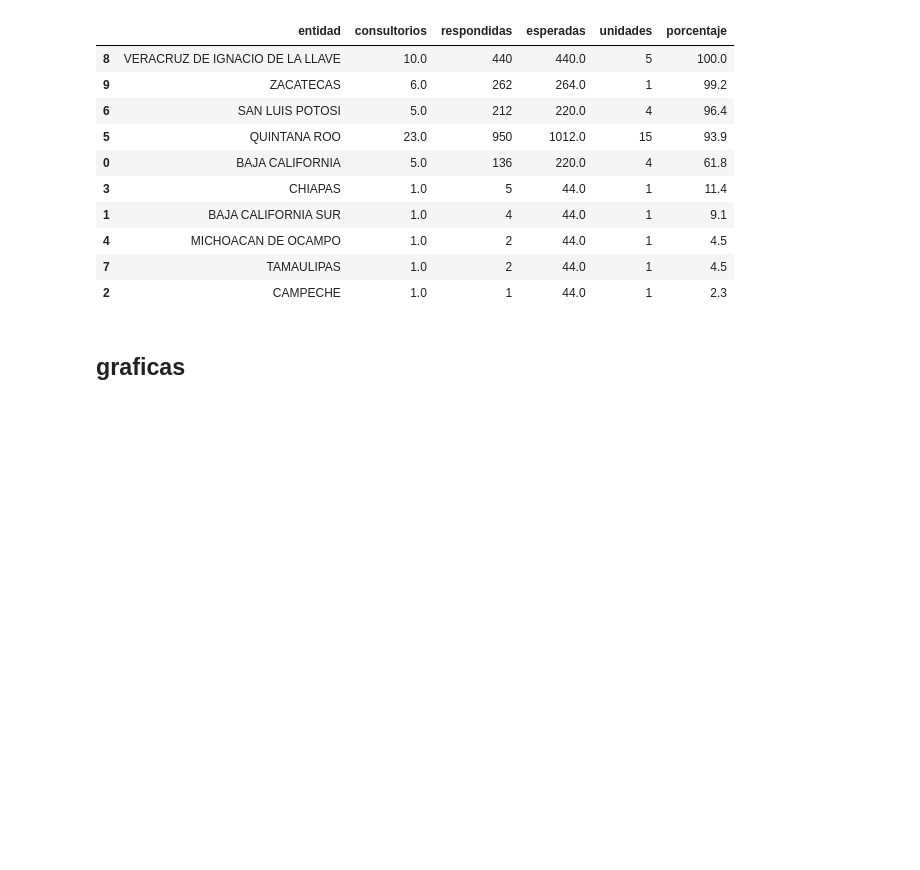
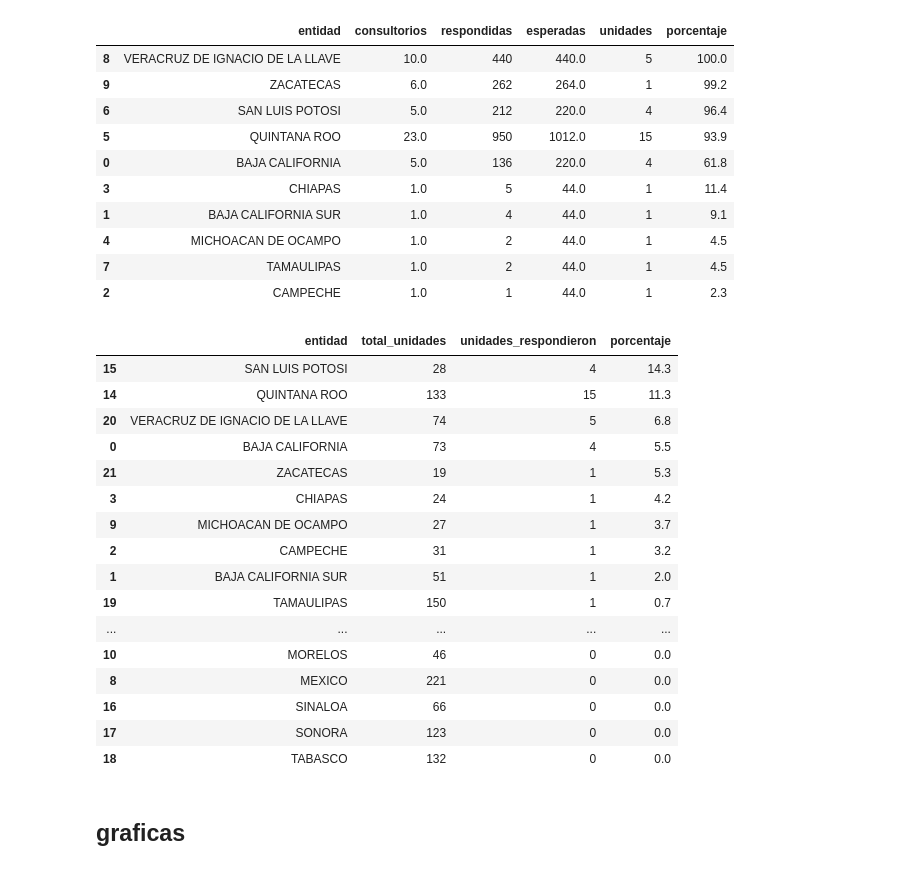
Before and after one commit to martin-lopez25/informe--de-ang, a Jupyter notebook: graf.ipynb, the cells around one changed output. Saved outputs shown, nothing was run; the diff lists cells and outputs as text; code cells hidden in the pictures; blank space fills up the shorter version.

```diff
--- a/graf.ipynb
+++ b/graf.ipynb
@@ -292,5 +292,25 @@ tabla_avance["porcentaje"] = (
 ).round(1)
 
 tabla_avance = tabla_avance.sort_values("porcentaje", ascending=False)
+# %%
+tabla_avance
+# %% [output]
+|  | entidad | total_unidades | unidades_respondieron | porcentaje |
+| 15 | SAN LUIS POTOSI | 28 | 4 | 14.3 |
+| 14 | QUINTANA ROO | 133 | 15 | 11.3 |
+| 20 | VERACRUZ DE IGNACIO DE LA LLAVE | 74 | 5 | 6.8 |
+| 0 | BAJA CALIFORNIA | 73 | 4 | 5.5 |
+| 21 | ZACATECAS | 19 | 1 | 5.3 |
+| 3 | CHIAPAS | 24 | 1 | 4.2 |
+| 9 | MICHOACAN DE OCAMPO | 27 | 1 | 3.7 |
+| 2 | CAMPECHE | 31 | 1 | 3.2 |
+| 1 | BAJA CALIFORNIA SUR | 51 | 1 | 2.0 |
+| 19 | TAMAULIPAS | 150 | 1 | 0.7 |
+| ... | ... | ... | ... | ... |
+| 10 | MORELOS | 46 | 0 | 0.0 |
+| 8 | MEXICO | 221 | 0 | 0.0 |
+| 16 | SINALOA | 66 | 0 | 0.0 |
+| 17 | SONORA | 123 | 0 | 0.0 |
+| 18 | TABASCO | 132 | 0 | 0.0 |
 # %% [markdown]
 ## graficas
```
Also changed, not shown: parts of 4 cells of this notebook, 1 other file.
